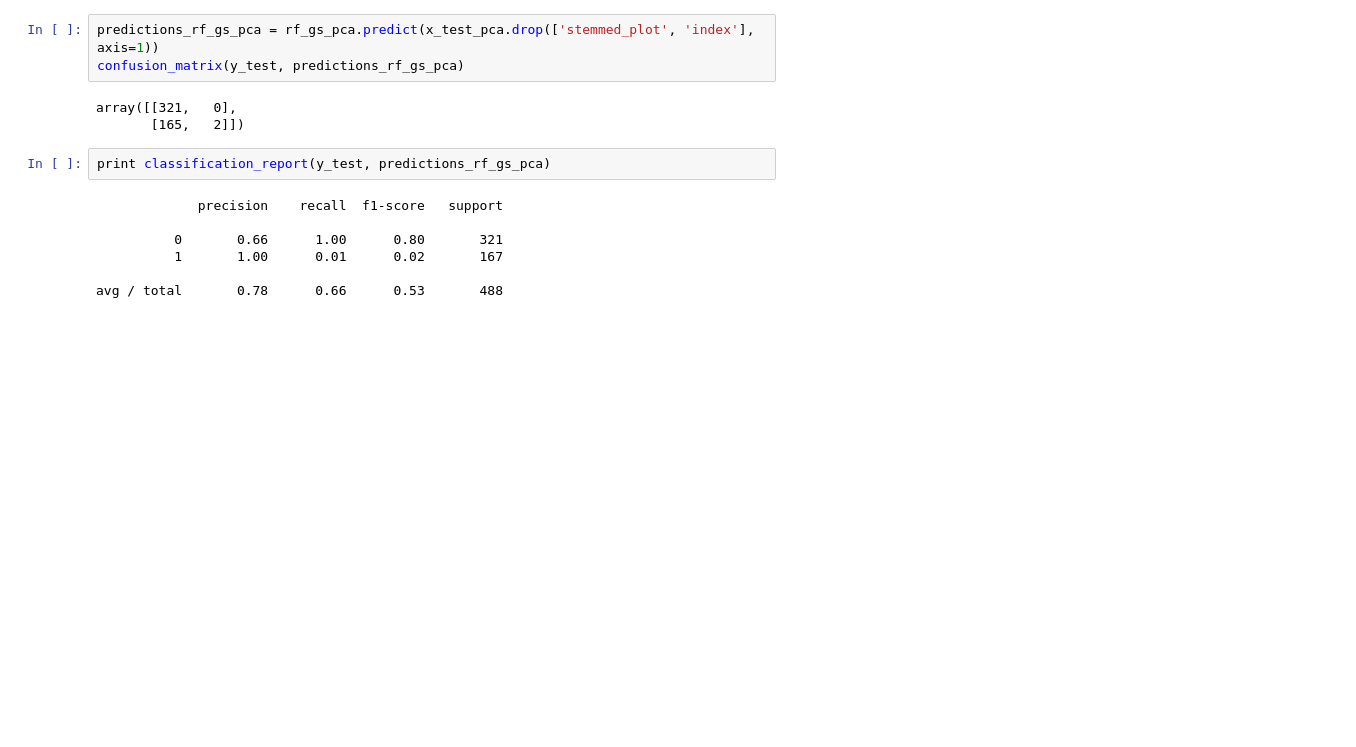
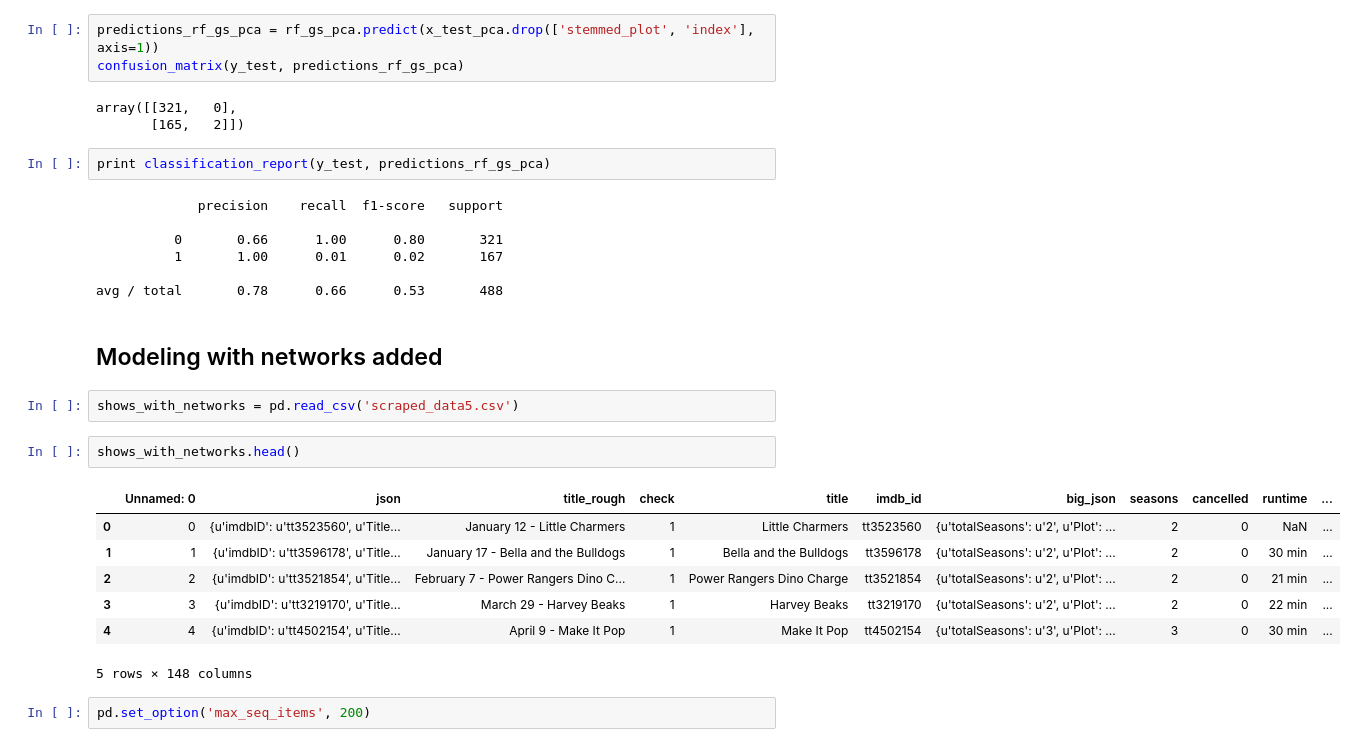
Before and after one commit to cgeppig/Will_My_Show_Get_Cancelled, a Jupyter notebook: Capstone Modeling.ipynb, the cells around one changed output. Saved outputs shown, nothing was run; the diff lists cells and outputs as text; blank space fills up the shorter version.

Commit message:
added network dummy variables and exported new dataframe

```diff
--- a/Capstone Modeling.ipynb
+++ b/Capstone Modeling.ipynb
@@ -876,3 +876,19 @@ print classification_report(y_test, predictions_rf_gs_pca)
           1       1.00      0.01      0.02       167
 
 avg / total       0.78      0.66      0.53       488
+# %% [markdown]
+## Modeling with networks added
+# %%
+shows_with_networks = pd.read_csv('scraped_data5.csv')
+# %%
+shows_with_networks.head()
+# %% [output]
+|  | Unnamed: 0 | json | title_rough | check | title | imdb_id | big_json | seasons | cancelled | runtime | ... |
+| 0 | 0 | {u'imdbID': u'tt3523560', u'Title... | January 12 - Little Charmers | 1 | Little Charmers | tt3523560 | {u'totalSeasons': u'2', u'Plot': ... | 2 | 0 | NaN | ... |
+| 1 | 1 | {u'imdbID': u'tt3596178', u'Title... | January 17 - Bella and the Bulldogs | 1 | Bella and the Bulldogs | tt3596178 | {u'totalSeasons': u'2', u'Plot': ... | 2 | 0 | 30 min | ... |
+| 2 | 2 | {u'imdbID': u'tt3521854', u'Title... | February 7 - Power Rangers Dino C... | 1 | Power Rangers Dino Charge | tt3521854 | {u'totalSeasons': u'2', u'Plot': ... | 2 | 0 | 21 min | ... |
+| 3 | 3 | {u'imdbID': u'tt3219170', u'Title... | March 29 - Harvey Beaks | 1 | Harvey Beaks | tt3219170 | {u'totalSeasons': u'2', u'Plot': ... | 2 | 0 | 22 min | ... |
+| 4 | 4 | {u'imdbID': u'tt4502154', u'Title... | April 9 - Make It Pop | 1 | Make It Pop | tt4502154 | {u'totalSeasons': u'3', u'Plot': ... | 3 | 0 | 30 min | ... |
+5 rows × 148 columns
+# %%
+pd.set_option('max_seq_items', 200)
```
Also changed, not shown: parts of 1 cell of this notebook, 3 other files.
